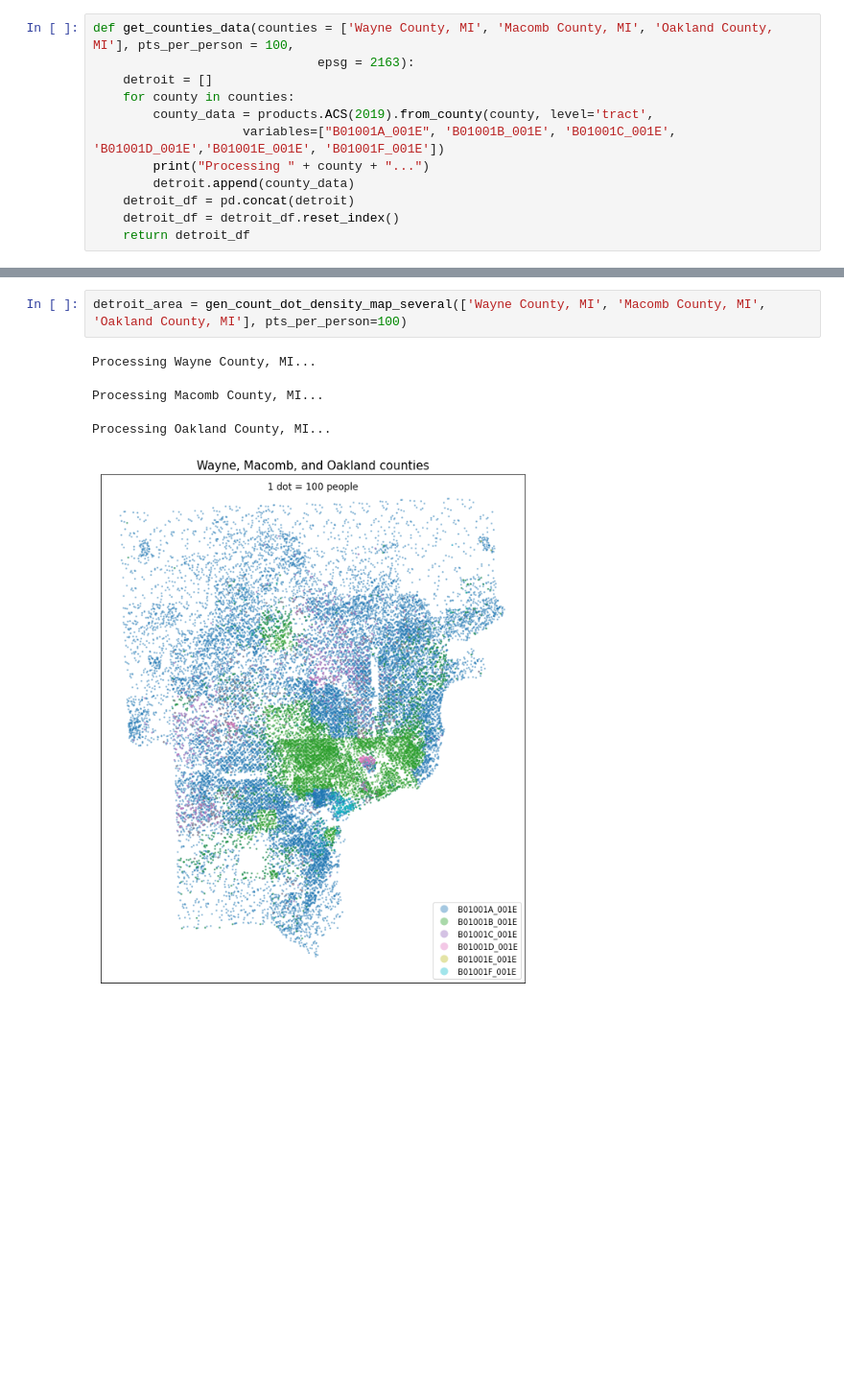
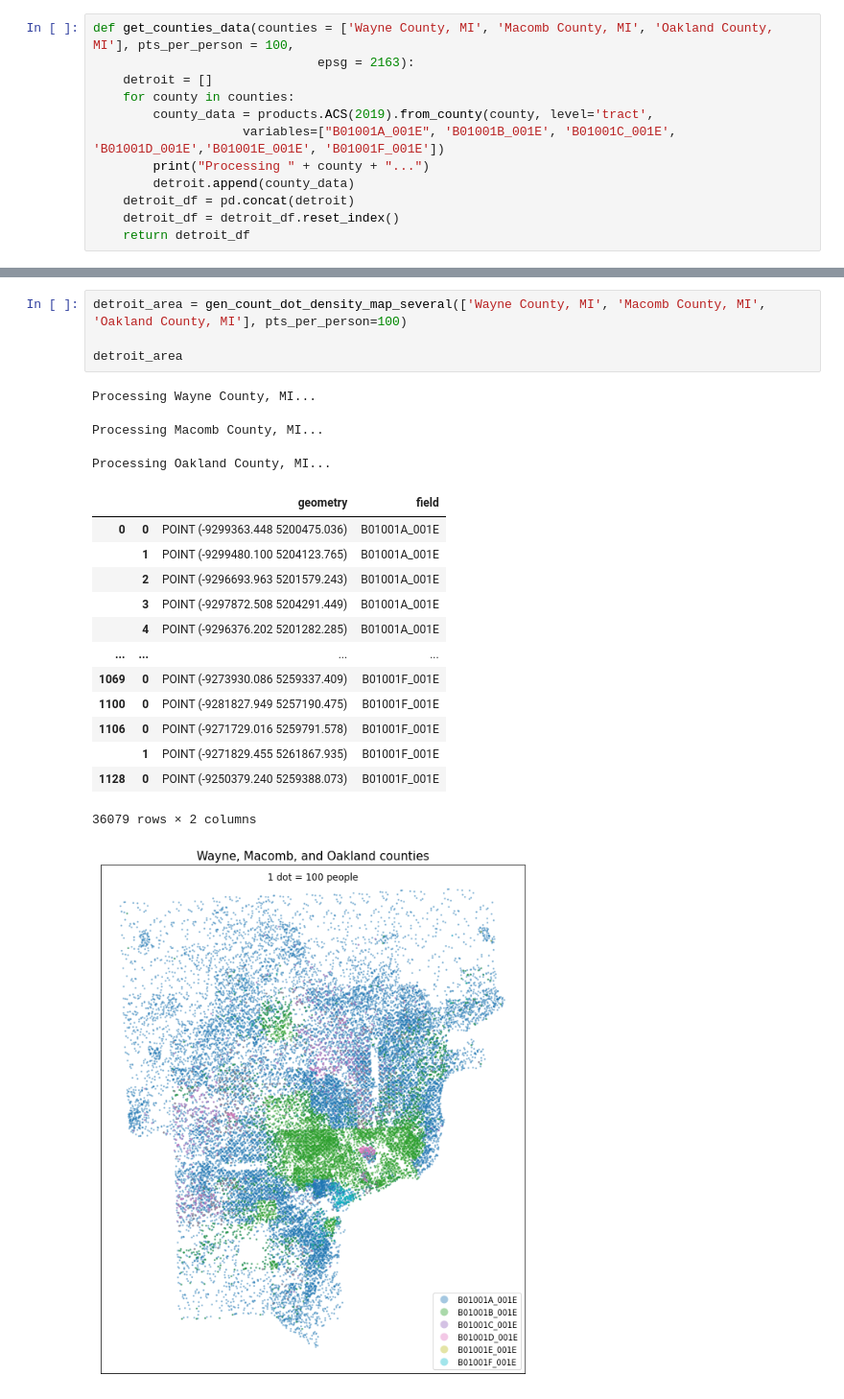
Before and after one commit to LucyMakesMaps/COVID_VaccineClinics, a Jupyter notebook: Notebooks/DotMap.ipynb, the cells around one changed output, grey strips where cells are left out. Shown at 96% size. Drawn from its saved outputs; the diff is of its cells as text; blank space fills up the shorter version.

```diff
--- a/Notebooks/DotMap.ipynb
+++ b/Notebooks/DotMap.ipynb
@@ -163,7 +163,22 @@ def gen_count_dot_density_map_several(counties=['Wayne County, MI', 'Macomb Coun
-# %%
-detroit_area = gen_count_dot_density_map_several(['Wayne County, MI', 'Macomb County, MI', 'Oakland County, MI'], pts_per_person=100)
-# %% [output]
-Processing Wayne County, MI...
-Processing Macomb County, MI...
-Processing Oakland County, MI...
-[figure, removed]
+# %%
+detroit_area = gen_count_dot_density_map_several(['Wayne County, MI', 'Macomb County, MI', 'Oakland County, MI'], pts_per_person=100)
+
+detroit_area
+# %% [output]
+Processing Wayne County, MI...
+Processing Macomb County, MI...
+Processing Oakland County, MI...
+|  |  | geometry | field |
+| 0 | 0 | POINT (-9299363.448 5200475.036) | B01001A_001E |
+|  | 1 | POINT (-9299480.100 5204123.765) | B01001A_001E |
+|  | 2 | POINT (-9296693.963 5201579.243) | B01001A_001E |
+|  | 3 | POINT (-9297872.508 5204291.449) | B01001A_001E |
+|  | 4 | POINT (-9296376.202 5201282.285) | B01001A_001E |
+| ... | ... | ... | ... |
+| 1069 | 0 | POINT (-9273930.086 5259337.409) | B01001F_001E |
+| 1100 | 0 | POINT (-9281827.949 5257190.475) | B01001F_001E |
+| 1106 | 0 | POINT (-9271729.016 5259791.578) | B01001F_001E |
+|  | 1 | POINT (-9271829.455 5261867.935) | B01001F_001E |
+| 1128 | 0 | POINT (-9250379.240 5259388.073) | B01001F_001E |
+36079 rows × 2 columns
+[figure, added]
```
Also changed, not shown: parts of 3 cells of this notebook, 5 other files.
